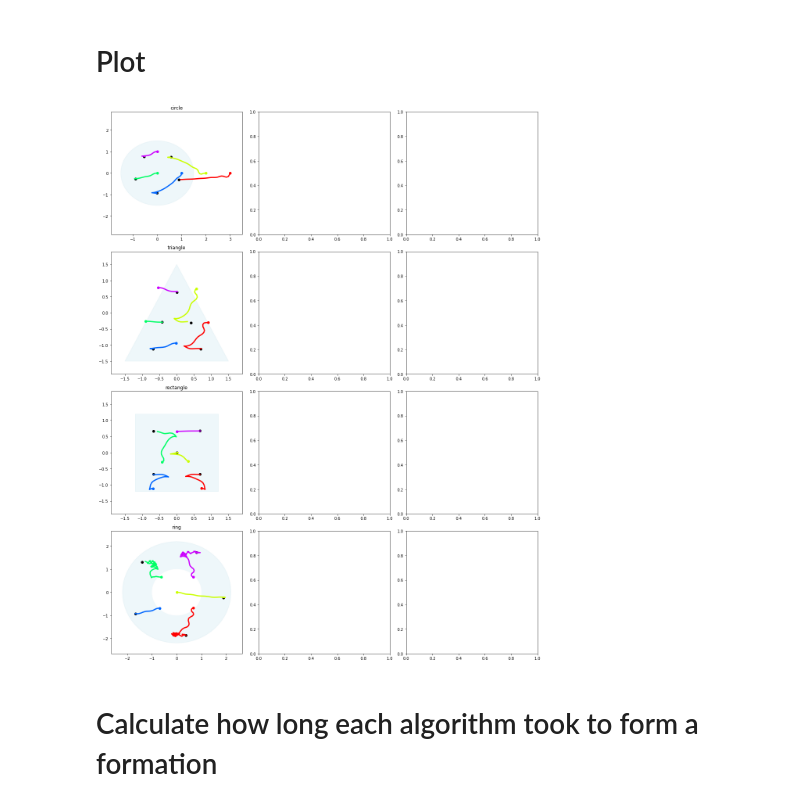
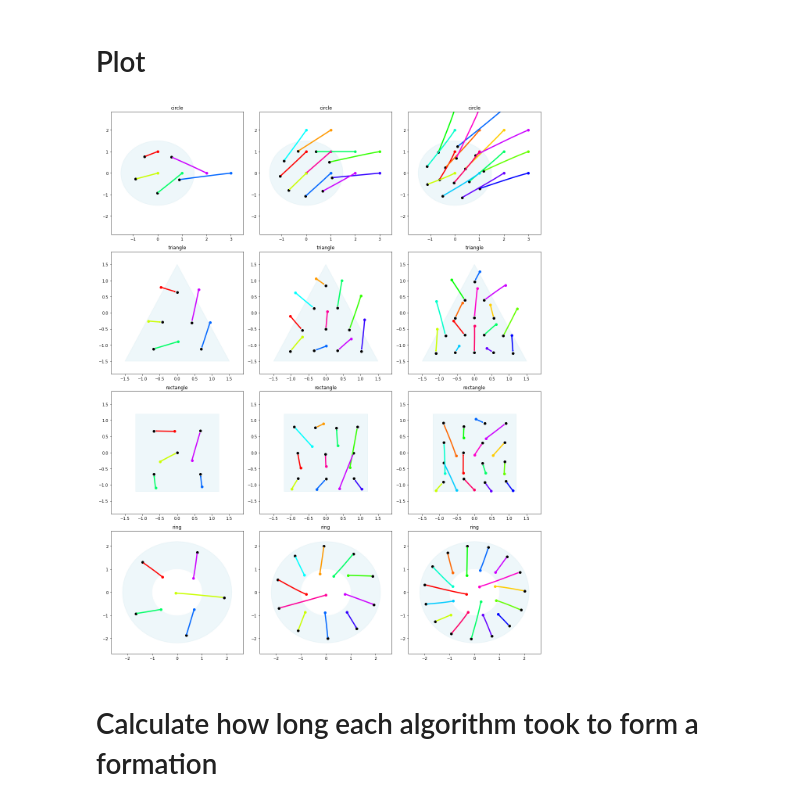
Before and after one commit to MariiaPoliakovaa/RobotFormations, a Jupyter notebook: analyze_formations.ipynb, the cells around one changed output. Saved outputs shown, nothing was run; the diff lists cells and outputs as text; code cells hidden in the pictures.

```diff
--- a/analyze_formations.ipynb
+++ b/analyze_formations.ipynb
@@ -82,15 +79,20 @@ def read_df(algorithm, n):
     df['Change'] = df['pattern', 'pattern'] != df['pattern', 'pattern'].shift(1)
     df['pattern_id'] = df['Change'].cumsum()
     df = df.rename_axis('timestamp')
+    df = df[df['pattern_id'] <= 4]
 
     return df
+# %%
+algorithms = [
+    'artistic_pattern_controller',
+    'target_assignement_controller',
+    'mpc_controller'
+]
 # %% [markdown]
 # Plot
 # %%
-algorithms = ['artistic_pattern_controller',
-              'target_assignement_controller',
-              'mpc_controller']
-algorithm = algorithms[2]
+algorithm = algorithms[0]
+num_patterns = 4
 
 lim = 1.9
 figsize = (16, num_patterns*5)
@@ -102,7 +104,6 @@ for n in [1,2,3]:
     except FileNotFoundError:
         continue
 
-    num_patterns = 4#len(df['pattern_id'].unique()) - 1
     robot_names = set([i for i in df.columns.get_level_values(0) if i.startswith('robot')])
     colors = generate_colors(len(robot_names))
 
@@ -135,34 +136,34 @@ for n in [1,2,3]:
         # plot paths
         for j, robot in enumerate(robot_names):
             color = colors[j]
             ax.plot(
                 pattern_df[robot]['x'].values,
                 pattern_df[robot]['y'].values,
                 linewidth=3,
                 color=color
             )
 
             # plot start positions
             ax.scatter(
                 pattern_df.iloc[0][robot]['x'],
                 pattern_df.iloc[0][robot]['y'],
                 color=color
             )
 
         ax.set_title(pattern_name)
         ax.set_ylim([-lim, lim])
         ax.set_xlim([-lim, lim])
 
         if pattern_name == 'ring':
             ax.set_ylim([-lim*1.4, lim*1.4])
             ax.set_xlim([-lim*1.4, lim*1.4])
         if pattern_name == 'circle':
             ax.set_ylim([-lim*1.5, lim*1.5])
             ax.set_xlim([-lim, 3.5])
 
 plt.tight_layout()
 # %% [output]
-[figure, old version]
+[figure, new version]
 # %% [markdown]
 # Calculate how long each algorithm took to form a formation
 # %%
```
Also changed, not shown: parts of 11 cells of this notebook, 38 other files.
